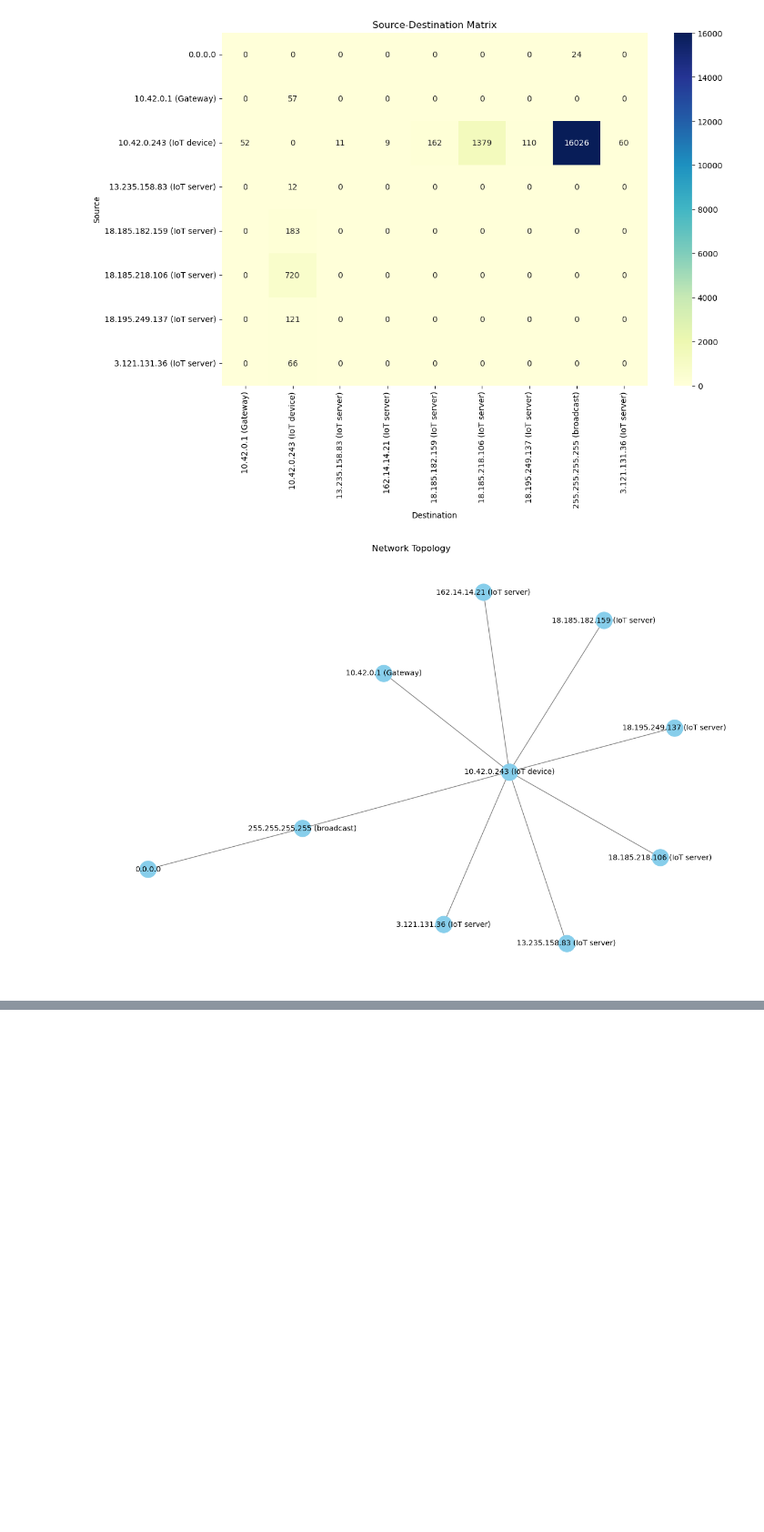
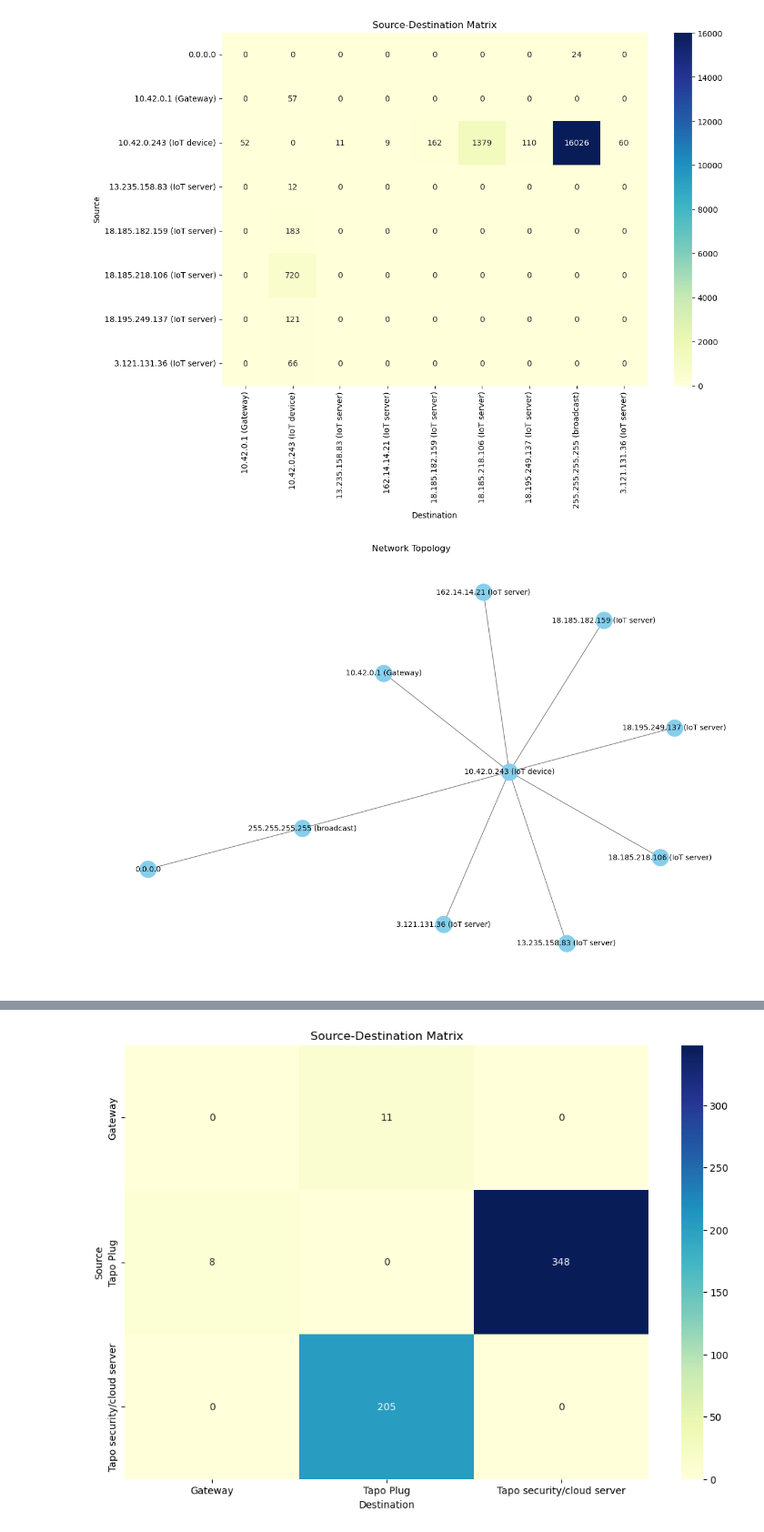
Before and after one commit to Pinchoboo/ssiot-project, a Jupyter notebook: plots_heatmap.ipynb, the cells around one changed output, grey strips where cells are left out. Shown: that part at 91% size. Cells and saved outputs as stored; diff of their text form; code cells hidden in the pictures; blank space fills up the shorter version.

Commit message:
updated heatmap code

```diff
--- a/plots_heatmap.ipynb
+++ b/plots_heatmap.ipynb
@@ -104,8 +104,10 @@ def label_ip(ip):
         return "Broadcast"
     elif ip == "10.42.0.1" or ip == "192.168.137.1":
         return "Gateway"
-    elif ip == "0.0.0.0" or ip == "5.200.6.34": #ignoring these
-        return ""
+    # elif ip == "192.168.137.255":
+    #     return "NBNS/NetBIOS service"
+    # elif ip.startswith("239.255"):
+    #     return "SSDP/Service Discovery"
     elif ip == "192.168.137.126" or ip == "192.168.137.97":
         return "Tapo Plug"
     elif ip.startswith("52.") or ip.startswith("54.") or ip.startswith("34."):
@@ -150,9 +152,6 @@ def main():
     df = analyze_pcap(file_path)
     plot_source_destination_matrix(df)
 
-    file_path = "Tapo P100 Smart Plug files/Manual Analysis Pcaps/idle/idle_8_h.pcapng"  # Replace with the path to your pcap file
-    df = analyze_pcap(file_path)
-    plot_source_destination_matrix(df)
     # plot_network_topology(df)
 
 if __name__ == "__main__":
@@ -162,0 +161,78 @@ if __name__ == "__main__":
+# %%
+import matplotlib.pyplot as plt
+import pandas as pd
+import seaborn as sns
+import networkx as nx
+from scapy.all import rdpcap, IP
+
+# Function to analyze pcap file and create dataframes for plotting
+def analyze_pcap(file_path):
+    packets = rdpcap(file_path)
+
+    # Create a dataframe to store source, destination, and packet count
+    data = []
+
+    for packet in packets:
+        if IP in packet:
+            src = packet[IP].src
+            dst = packet[IP].dst
+            data.append((src, dst))
+
+    df = pd.DataFrame(data, columns=["Source", "Destination"])
+    return df
+
+# Function to add labels to IP addresses
+def label_ip(ip):
+    if ip == "10.42.0.243":
+        return "Calex bulb"
+    elif ip == "10.42.0.1" or ip == "192.168.137.1":
+        return "Gateway"
+    elif ip == "192.168.137.126" or ip == "192.168.137.97":
+        return "Tapo Plug"
+    elif ip.startswith("52.") or ip.startswith("54.") or ip.startswith("34."):
+        return "Tapo security/cloud server"
+    elif ip.startswith("18.") or ip.startswith("13.") or ip.startswith("3."):
+        return "Tuyaeu server"
+    else:
+        return ""
+
+# Function to plot Source-Destination Matrix
+def plot_source_destination_matrix(df):
+    df_labeled = df.copy()
+    df_labeled["Source"] = df_labeled["Source"].apply(label_ip)
+    df_labeled["Destination"] = df_labeled["Destination"].apply(label_ip)
+
+    # Filter out any rows where the label is empty
+    df_labeled = df_labeled[(df_labeled["Source"] != "") & (df_labeled["Destination"] != "")]
+
+    matrix = df_labeled.pivot_table(index="Source", columns="Destination", aggfunc=len, fill_value=0)
+
+    plt.figure(figsize=(12, 8))
+    sns.heatmap(matrix, annot=True, fmt="d", cmap="YlGnBu")
+    plt.title("Source-Destination Matrix")
+    plt.xlabel("Destination")
+    plt.ylabel("Source")
+    plt.show()
+
+# Function to plot Network Topology
+def plot_network_topology(df):
+    G = nx.from_pandas_edgelist(df, source="Source", target="Destination")
+
+    pos = nx.spring_layout(G)
+    plt.figure(figsize=(12, 8))
+    nx.draw(G, pos, with_labels=True, labels={node: label_ip(node) for node in G.nodes()},
+            node_size=500, node_color="skyblue", font_size=10, font_color="black", edge_color="gray")
+    plt.title("Network Topology")
+    plt.show()
+
+# Main function
+def main():
+    file_path = "Tapo P100 Smart Plug files/Manual Analysis Pcaps/idle/idle_8_h.pcapng"  # Replace with the path to your pcap file
+    df = analyze_pcap(file_path)
+    plot_source_destination_matrix(df)
+    # plot_network_topology(df)
+
+if __name__ == "__main__":
+    main()
+# %% [output]
+[figure, added]
```
Also changed, not shown: parts of 1 cell of this notebook.
